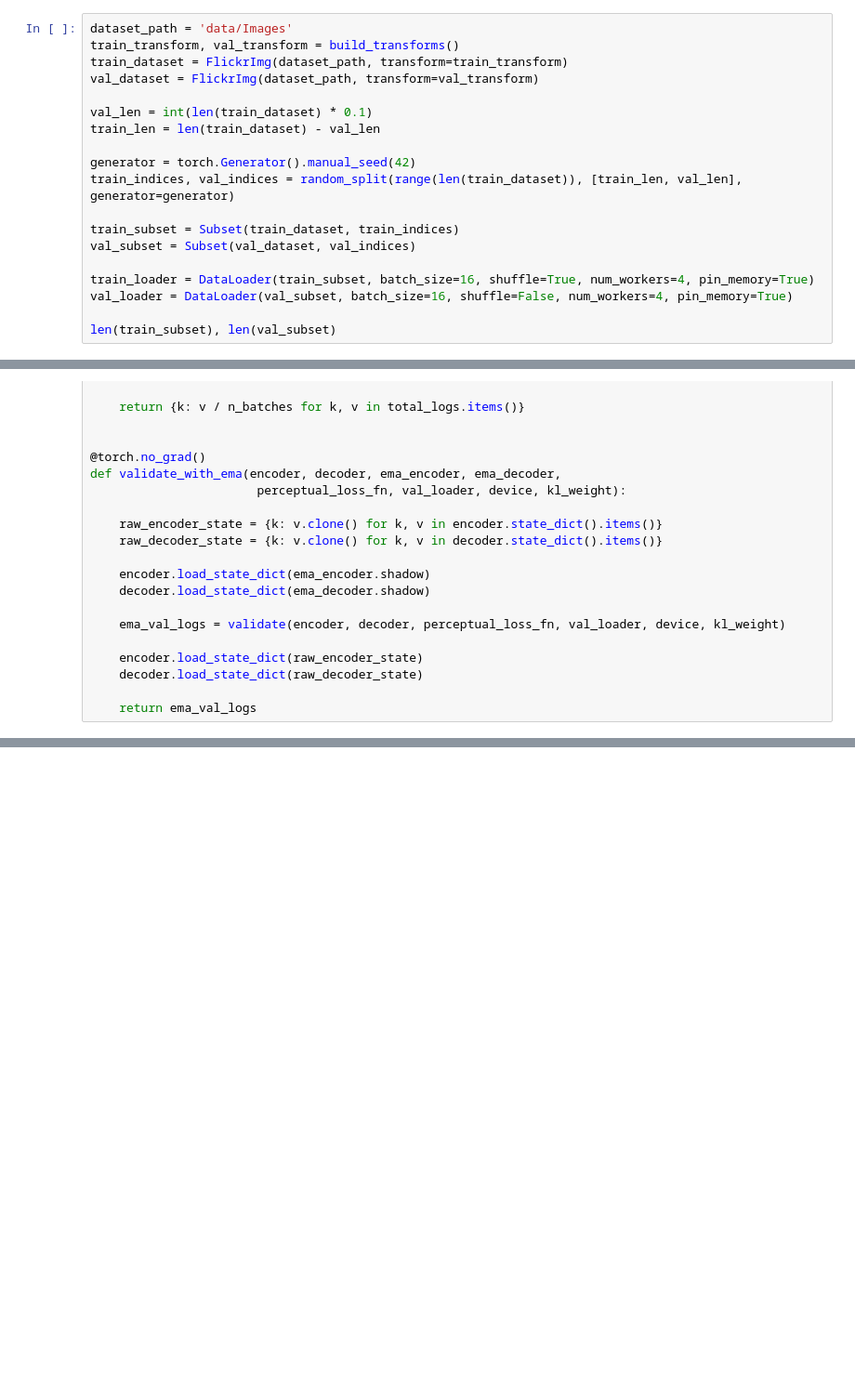
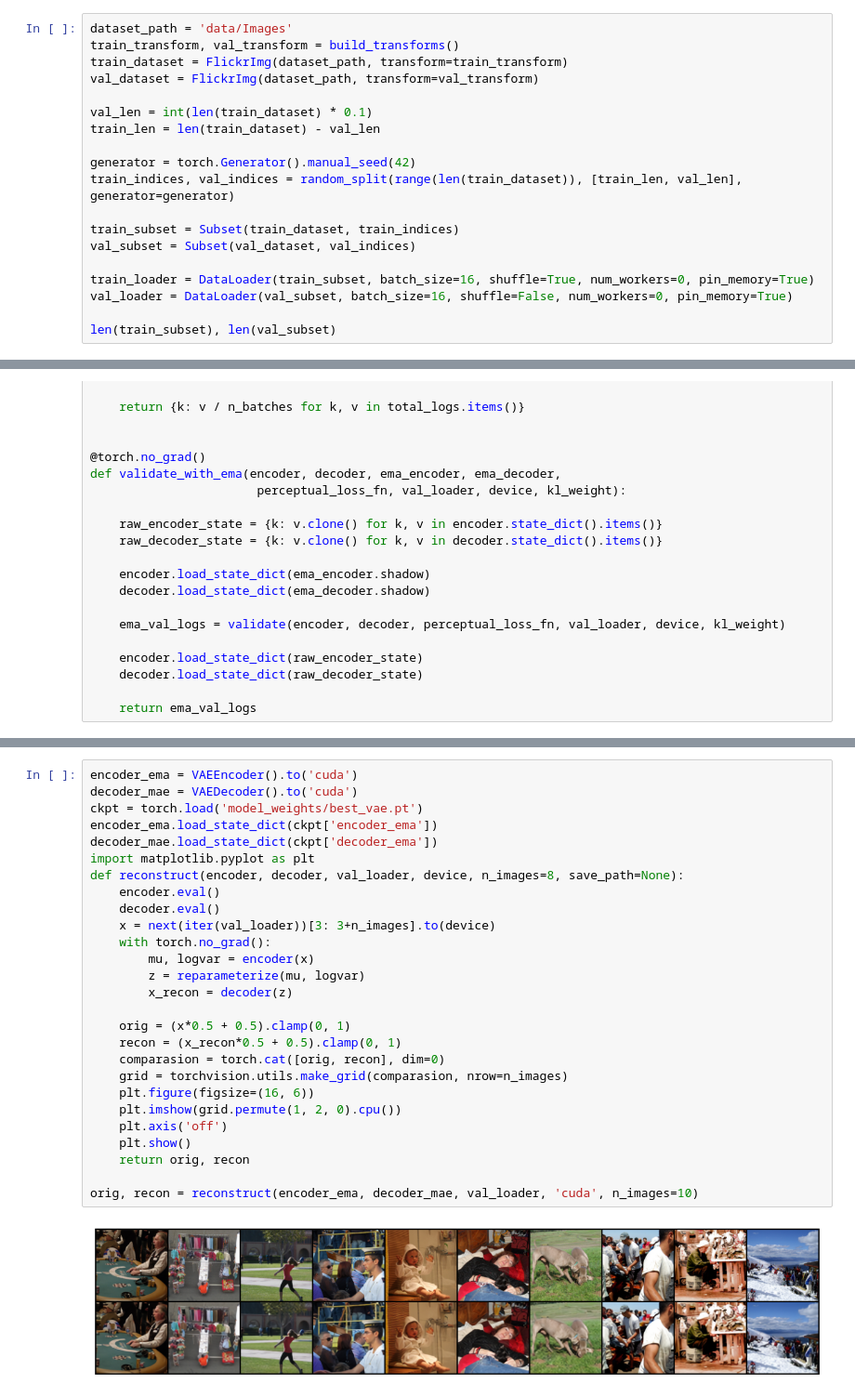
Before and after one commit to morozzz7/CNN, a Jupyter notebook: clip+diffusion.ipynb, the cells around one changed output, grey strips where cells are left out. Shown at 93% size. Cells and saved outputs as stored; diff of their text form; blank space fills up the shorter version.

Commit message:
learn encoder and decoder

```diff
--- a/clip+diffusion.ipynb
+++ b/clip+diffusion.ipynb
@@ -64,8 +65,8 @@ train_indices, val_indices = random_split(range(len(train_dataset)), [train_len,
 train_subset = Subset(train_dataset, train_indices)
 val_subset = Subset(val_dataset, val_indices)
 
-train_loader = DataLoader(train_subset, batch_size=16, shuffle=True, num_workers=4, pin_memory=True)
-val_loader = DataLoader(val_subset, batch_size=16, shuffle=False, num_workers=4, pin_memory=True)
+train_loader = DataLoader(train_subset, batch_size=16, shuffle=True, num_workers=0, pin_memory=True)
+val_loader = DataLoader(val_subset, batch_size=16, shuffle=False, num_workers=0, pin_memory=True)
 
 len(train_subset), len(val_subset)
 # %% [output]
@@ -382,0 +441,29 @@ KeyboardInterrupt:
+# %%
+encoder_ema = VAEEncoder().to('cuda')
+decoder_mae = VAEDecoder().to('cuda')
+ckpt = torch.load('model_weights/best_vae.pt')
+encoder_ema.load_state_dict(ckpt['encoder_ema'])
+decoder_mae.load_state_dict(ckpt['decoder_ema'])
+import matplotlib.pyplot as plt
+def reconstruct(encoder, decoder, val_loader, device, n_images=8, save_path=None):
+    encoder.eval()
+    decoder.eval()
+    x = next(iter(val_loader))[3: 3+n_images].to(device)
+    with torch.no_grad():
+        mu, logvar = encoder(x)
+        z = reparameterize(mu, logvar)
+        x_recon = decoder(z)
+
+    orig = (x*0.5 + 0.5).clamp(0, 1)
+    recon = (x_recon*0.5 + 0.5).clamp(0, 1)
+    comparasion = torch.cat([orig, recon], dim=0)
+    grid = torchvision.utils.make_grid(comparasion, nrow=n_images)
+    plt.figure(figsize=(16, 6))
+    plt.imshow(grid.permute(1, 2, 0).cpu())
+    plt.axis('off')
+    plt.show()
+    return orig, recon
+
+orig, recon = reconstruct(encoder_ema, decoder_mae, val_loader, 'cuda', n_images=10)
+# %% [output]
+[figure, added]
```
Also changed, not shown: parts of 4 cells of this notebook.
